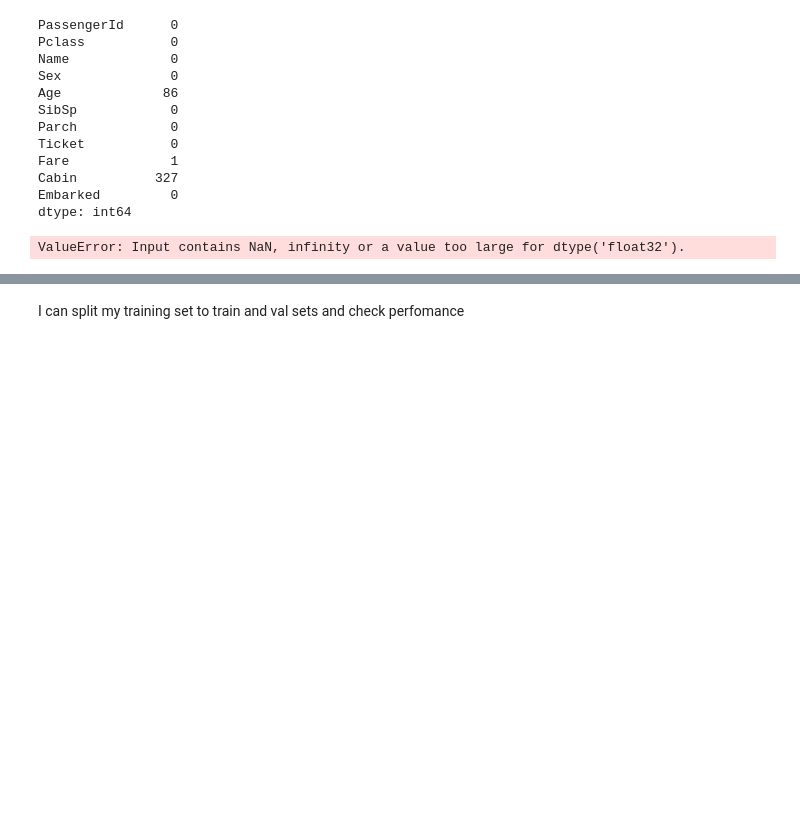
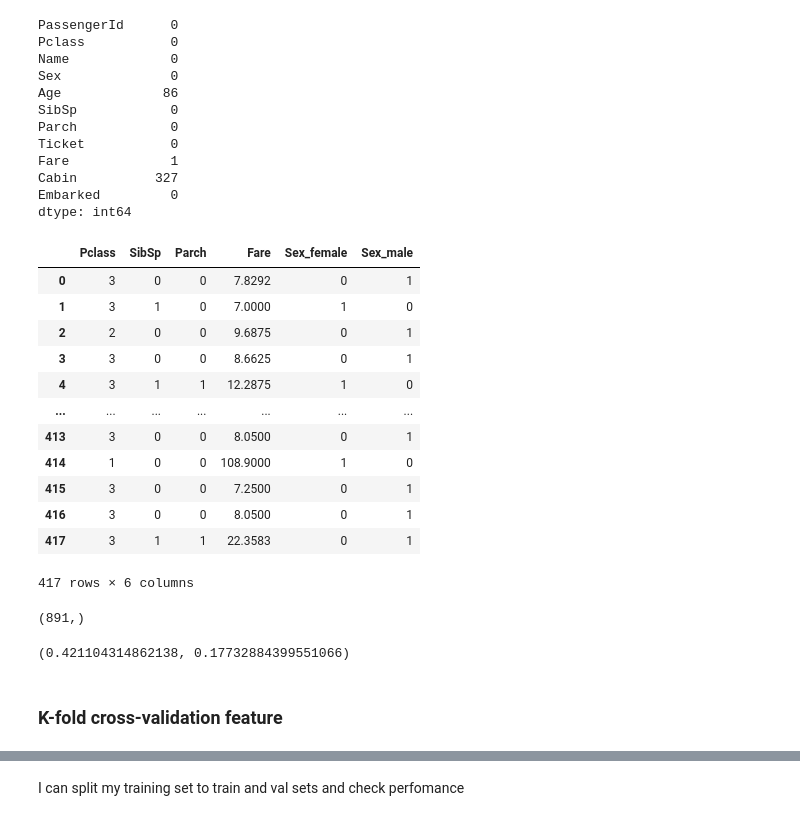
Before and after one commit to Wetpaint3/Kaggle_competitions, a Jupyter notebook: Titanic_Kaggle.ipynb, the cells around one changed output, grey strips where cells are left out. Drawn from its saved outputs; the diff is of its cells as text; code cells hidden in the pictures; blank space fills up the shorter version.

```diff
--- a/Titanic_Kaggle.ipynb
+++ b/Titanic_Kaggle.ipynb
@@ -210,6 +210,23 @@ Fare             1
 Cabin          327
 Embarked         0
 dtype: int64
+# %%
+X_test.dropna(subset=["Fare"])
+#housing.dropna(subset=["total_bedrooms"])
+# %% [output]
+|  | Pclass | SibSp | Parch | Fare | Sex_female | Sex_male |
+| 0 | 3 | 0 | 0 | 7.8292 | 0 | 1 |
+| 1 | 3 | 1 | 0 | 7.0000 | 1 | 0 |
+| 2 | 2 | 0 | 0 | 9.6875 | 0 | 1 |
+| 3 | 3 | 0 | 0 | 8.6625 | 0 | 1 |
+| 4 | 3 | 1 | 1 | 12.2875 | 1 | 0 |
+| ... | ... | ... | ... | ... | ... | ... |
+| 413 | 3 | 0 | 0 | 8.0500 | 0 | 1 |
+| 414 | 1 | 0 | 0 | 108.9000 | 1 | 0 |
+| 415 | 3 | 0 | 0 | 7.2500 | 0 | 1 |
+| 416 | 3 | 0 | 0 | 8.0500 | 0 | 1 |
+| 417 | 3 | 1 | 1 | 22.3583 | 0 | 1 |
+417 rows × 6 columns
 # %%
 from sklearn.ensemble import RandomForestClassifier
 
@@ -218,7 +235,8 @@ y = train_data["Survived"]
 features = ["Pclass", "Sex", "SibSp", "Parch", "Fare"]
 X = pd.get_dummies(train_data[features])
 X_test = pd.get_dummies(test_data[features])
-
+median = X_test["Fare"].median()
+X_test["Fare"].fillna(median, inplace=True)
 model = RandomForestClassifier(n_estimators=100, max_depth=5, random_state=1)
 model.fit(X, y)
 predictions = model.predict(X_test)
@@ -226,5 +244,16 @@ predictions = model.predict(X_test)
 # output = pd.DataFrame({'PassengerId': test_data.PassengerId, 'Survived': predictions})
 # output.to_csv('my_submission.csv', index=False)
 # print("Your submission was successfully saved!")
-# %% [output]
-ValueError: Input contains NaN, infinity or a value too large for dtype('float32').
+# %%
+predictions = model.predict(X)
+predictions.shape
+# %% [output]
+(891,)
+# %%
+rfc_mse = mean_squared_error(y, predictions)
+rfc_rmse = np.sqrt(rfc_mse)
+rfc_rmse, rfc_mse
+# %% [output]
+(0.421104314862138, 0.17732884399551066)
+# %% [markdown]
+### K-fold cross-validation feature
```
Also changed, not shown: parts of 3 cells of this notebook.
